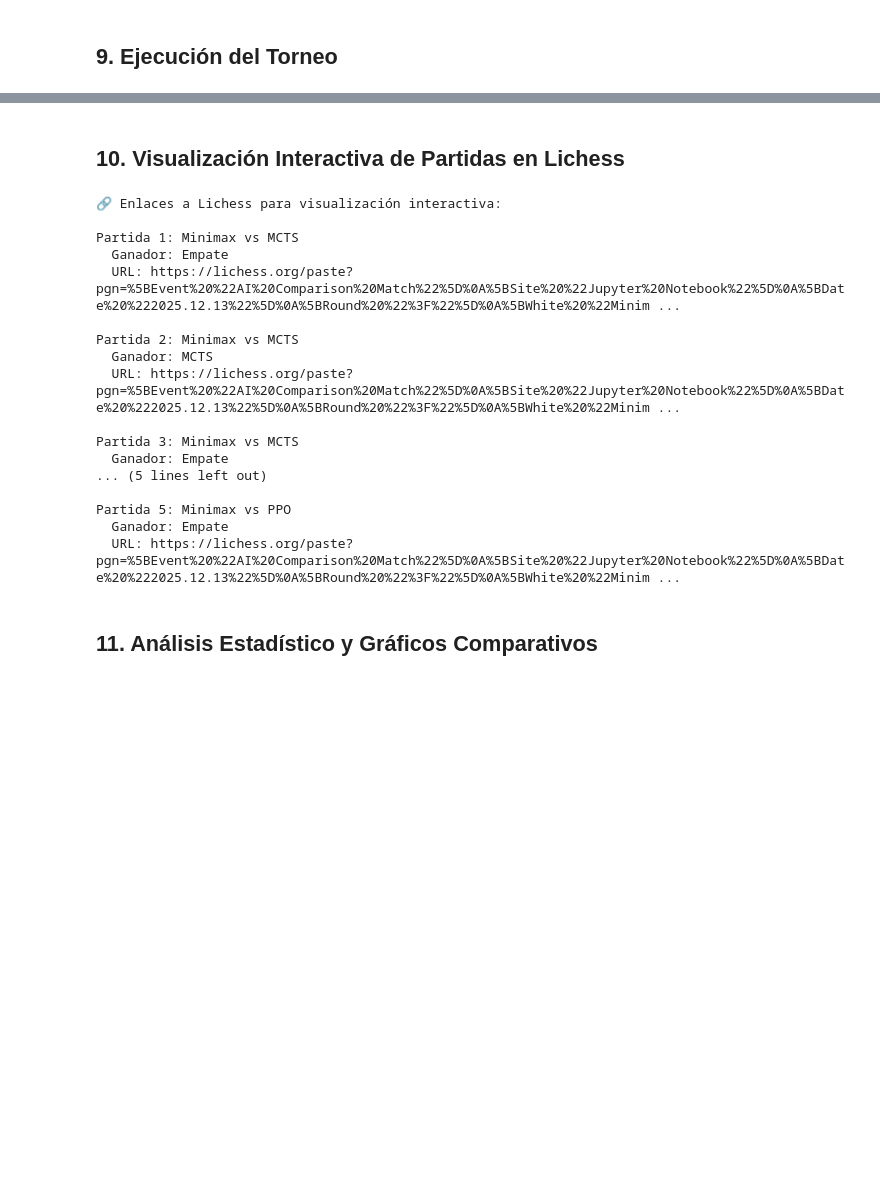
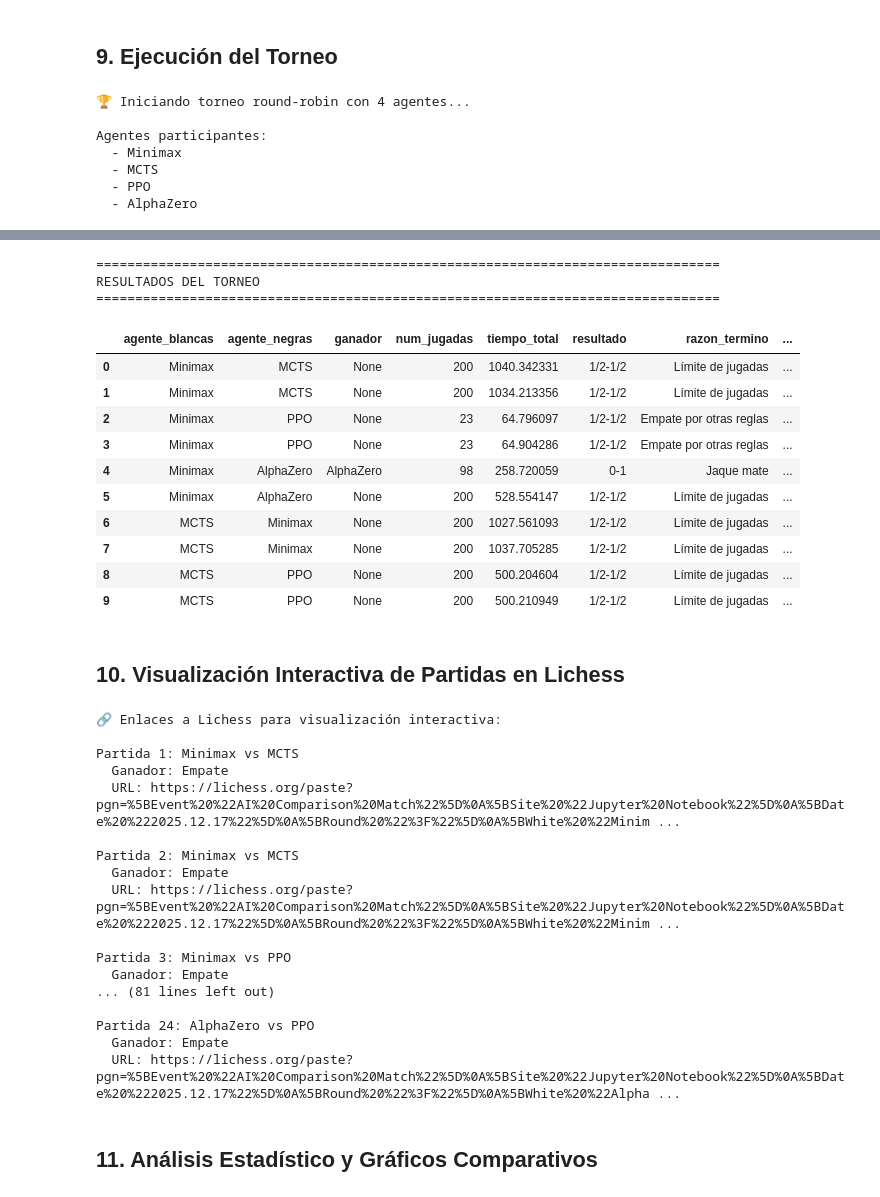
Before and after one commit to Gaspinho/Chess-IA-2-Agent-Comparation, a Jupyter notebook: chess_ai_comparison.ipynb, the cells around one changed output, grey strips where cells are left out. Cells and saved outputs as stored; diff of their text form; code cells hidden in the pictures; blank space fills up the shorter version.

```diff
--- a/chess_ai_comparison.ipynb
+++ b/chess_ai_comparison.ipynb
@@ -638,8 +697,7 @@ agentes_torneo = {
     'Minimax': minimax,
     'MCTS': mcts,
     'PPO': ppo_agent,
-    'AlphaZero': alphazero,  # ⭐ Nuevo agente añadido
-    'NegamaxAvanzado': negamax_avanzado
+    'AlphaZero': alphazero  # ⭐ Nuevo agente añadido
 }
 
 # Ejecutar torneo
@@ -649,10 +707,18 @@ for nombre in agentes_torneo.keys():
     print(f"  - {nombre}")
 print()
 
-df_resultados = evaluador.torneo_round_robin(agentes_torneo, partidas_por_pareja=3)
+df_resultados = evaluador.torneo_round_robin(agentes_torneo, partidas_por_pareja=2)
 
 # Mostrar primeros resultados
 print("\n" + "="*80)
 print("RESULTADOS DEL TORNEO")
 print("="*80)
 display(df_resultados.head(10))
+# %% [output]
+🏆 Iniciando torneo round-robin con 4 agentes...
+
+Agentes participantes:
+  - Minimax
+  - MCTS
+  - PPO
+  - AlphaZero
@@ -659,9 +742,23 @@ display(df_resultados.head(10))
+================================================================================
+RESULTADOS DEL TORNEO
+================================================================================
+|  | agente_blancas | agente_negras | ganador | num_jugadas | tiempo_total | resultado | razon_termino | ... |
+| 0 | Minimax | MCTS | None | 200 | 1040.342331 | 1/2-1/2 | Límite de jugadas | ... |
+| 1 | Minimax | MCTS | None | 200 | 1034.213356 | 1/2-1/2 | Límite de jugadas | ... |
+| 2 | Minimax | PPO | None | 23 | 64.796097 | 1/2-1/2 | Empate por otras reglas | ... |
+| 3 | Minimax | PPO | None | 23 | 64.904286 | 1/2-1/2 | Empate por otras reglas | ... |
+| 4 | Minimax | AlphaZero | AlphaZero | 98 | 258.720059 | 0-1 | Jaque mate | ... |
+| 5 | Minimax | AlphaZero | None | 200 | 528.554147 | 1/2-1/2 | Límite de jugadas | ... |
+| 6 | MCTS | Minimax | None | 200 | 1027.561093 | 1/2-1/2 | Límite de jugadas | ... |
+| 7 | MCTS | Minimax | None | 200 | 1037.705285 | 1/2-1/2 | Límite de jugadas | ... |
+| 8 | MCTS | PPO | None | 200 | 500.204604 | 1/2-1/2 | Límite de jugadas | ... |
+| 9 | MCTS | PPO | None | 200 | 500.210949 | 1/2-1/2 | Límite de jugadas | ... |
 # %% [markdown]
 ## 10. Visualización Interactiva de Partidas en Lichess
 # %%
-# Mostrar URLs de Lichess para algunas partidas
+# Mostrar URLs de Lichess para todas las partidas
 print("🔗 Enlaces a Lichess para visualización interactiva:\n")
-for idx, row in df_resultados.head(5).iterrows():
+for idx, row in df_resultados.iterrows():
     print(f"Partida {idx+1}: {row['agente_blancas']} vs {row['agente_negras']}")
     print(f"  Ganador: {row['ganador'] if row['ganador'] else 'Empate'}")
     print(f"  URL: {row['url_lichess']}")
@@ -671,19 +768,19 @@ for idx, row in df_resultados.head(5).iterrows():
 
 Partida 1: Minimax vs MCTS
   Ganador: Empate
-  URL: https://lichess.org/paste?pgn=%5BEvent%20%22AI%20Comparison%20Match%22%5D%0A%5BSite%20%22Jupyter%20Notebook%22%5D%0A%5BDate%20%222025.12.13%22%5D%0A%5BRound%20%22%3F%22%5D%0A%5BWhite%20%22Minim ...
+  URL: https://lichess.org/paste?pgn=%5BEvent%20%22AI%20Comparison%20Match%22%5D%0A%5BSite%20%22Jupyter%20Notebook%22%5D%0A%5BDate%20%222025.12.17%22%5D%0A%5BRound%20%22%3F%22%5D%0A%5BWhite%20%22Minim ...
 
 Partida 2: Minimax vs MCTS
-  Ganador: MCTS
-  URL: https://lichess.org/paste?pgn=%5BEvent%20%22AI%20Comparison%20Match%22%5D%0A%5BSite%20%22Jupyter%20Notebook%22%5D%0A%5BDate%20%222025.12.13%22%5D%0A%5BRound%20%22%3F%22%5D%0A%5BWhite%20%22Minim ...
+  Ganador: Empate
+  URL: https://lichess.org/paste?pgn=%5BEvent%20%22AI%20Comparison%20Match%22%5D%0A%5BSite%20%22Jupyter%20Notebook%22%5D%0A%5BDate%20%222025.12.17%22%5D%0A%5BRound%20%22%3F%22%5D%0A%5BWhite%20%22Minim ...
 
-Partida 3: Minimax vs MCTS
+Partida 3: Minimax vs PPO
   Ganador: Empate
-... (5 lines left out)
+... (81 lines left out)
 
-Partida 5: Minimax vs PPO
+Partida 24: AlphaZero vs PPO
   Ganador: Empate
-  URL: https://lichess.org/paste?pgn=%5BEvent%20%22AI%20Comparison%20Match%22%5D%0A%5BSite%20%22Jupyter%20Notebook%22%5D%0A%5BDate%20%222025.12.13%22%5D%0A%5BRound%20%22%3F%22%5D%0A%5BWhite%20%22Minim ...
+  URL: https://lichess.org/paste?pgn=%5BEvent%20%22AI%20Comparison%20Match%22%5D%0A%5BSite%20%22Jupyter%20Notebook%22%5D%0A%5BDate%20%222025.12.17%22%5D%0A%5BRound%20%22%3F%22%5D%0A%5BWhite%20%22Alpha ...
 # %% [markdown]
 ## 11. Análisis Estadístico y Gráficos Comparativos
 # %%
```
Also changed, not shown: parts of 17 cells of this notebook, 12 other files.
